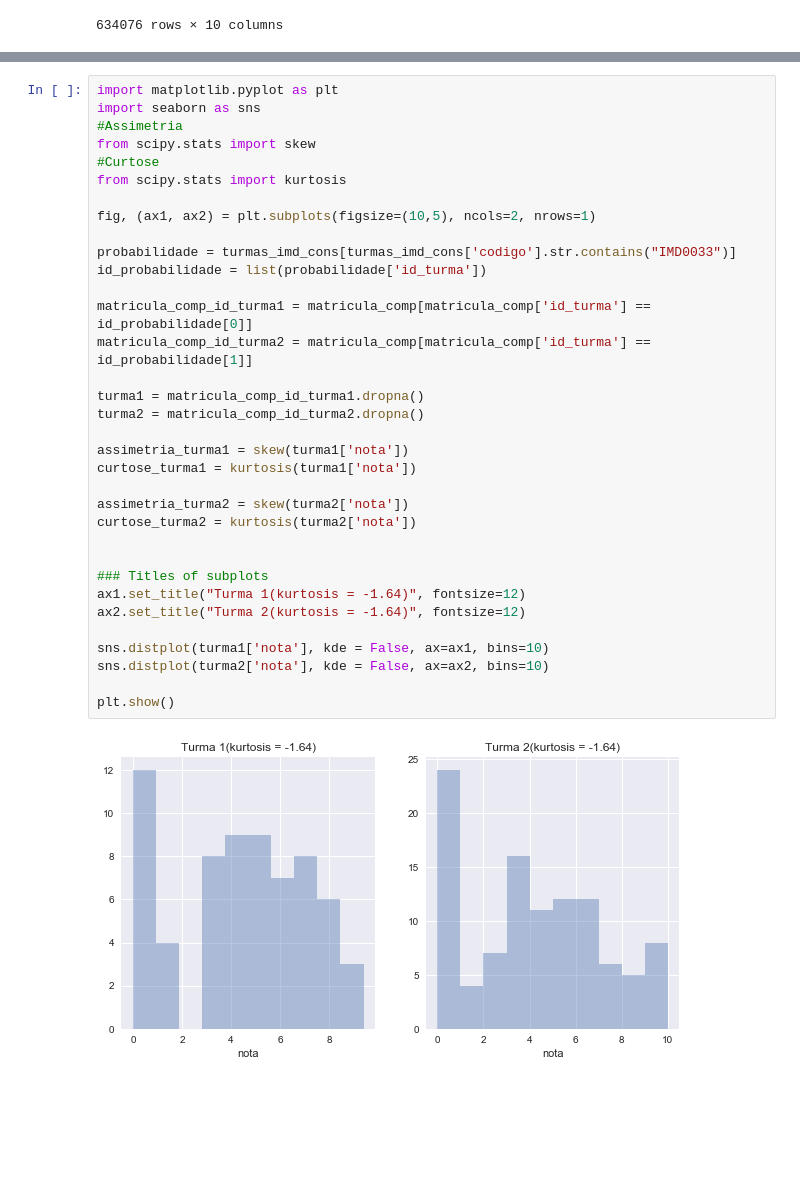
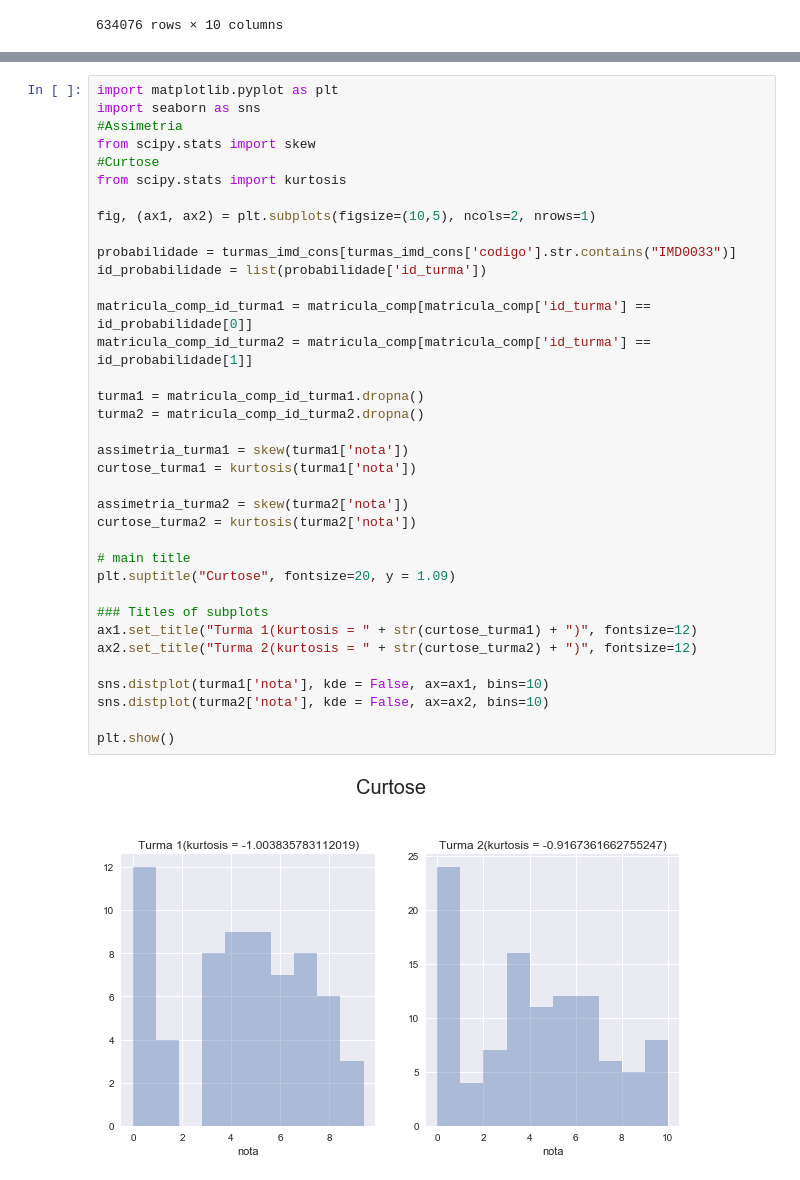
Before and after one commit to paulalps/Probabilidade, a Jupyter notebook: Prova 2 - parte 1/Avaliacao_Unidade_02.ipynb, the cells around one changed output, grey strips where cells are left out. Drawn from its saved outputs; the diff is of its cells as text; blank space fills up the shorter version.

```diff
--- a/Prova 2 - parte 1/Avaliacao_Unidade_02.ipynb
+++ b/Prova 2 - parte 1/Avaliacao_Unidade_02.ipynb
@@ -69,33 +70,35 @@ import seaborn as sns
 #Assimetria
 from scipy.stats import skew
 #Curtose
 from scipy.stats import kurtosis
 
 fig, (ax1, ax2) = plt.subplots(figsize=(10,5), ncols=2, nrows=1)
 
 probabilidade = turmas_imd_cons[turmas_imd_cons['codigo'].str.contains("IMD0033")]
 id_probabilidade = list(probabilidade['id_turma'])
 
 matricula_comp_id_turma1 = matricula_comp[matricula_comp['id_turma'] == id_probabilidade[0]]
 matricula_comp_id_turma2 = matricula_comp[matricula_comp['id_turma'] == id_probabilidade[1]]
 
 turma1 = matricula_comp_id_turma1.dropna()
 turma2 = matricula_comp_id_turma2.dropna()
 
 assimetria_turma1 = skew(turma1['nota'])
 curtose_turma1 = kurtosis(turma1['nota'])
 
 assimetria_turma2 = skew(turma2['nota'])
 curtose_turma2 = kurtosis(turma2['nota'])
 
+# main title
+plt.suptitle("Curtose", fontsize=20, y = 1.09)
 
 ### Titles of subplots
-ax1.set_title("Turma 1(kurtosis = -1.64)", fontsize=12)
-ax2.set_title("Turma 2(kurtosis = -1.64)", fontsize=12)
+ax1.set_title("Turma 1(kurtosis = " + str(curtose_turma1) + ")", fontsize=12)
+ax2.set_title("Turma 2(kurtosis = " + str(curtose_turma2) + ")", fontsize=12)
 
 sns.distplot(turma1['nota'], kde = False, ax=ax1, bins=10)
 sns.distplot(turma2['nota'], kde = False, ax=ax2, bins=10)
 
 plt.show()
 # %% [output]
-[figure, old version]
+[figure, new version]
```
Also changed, not shown: parts of 11 cells of this notebook.
